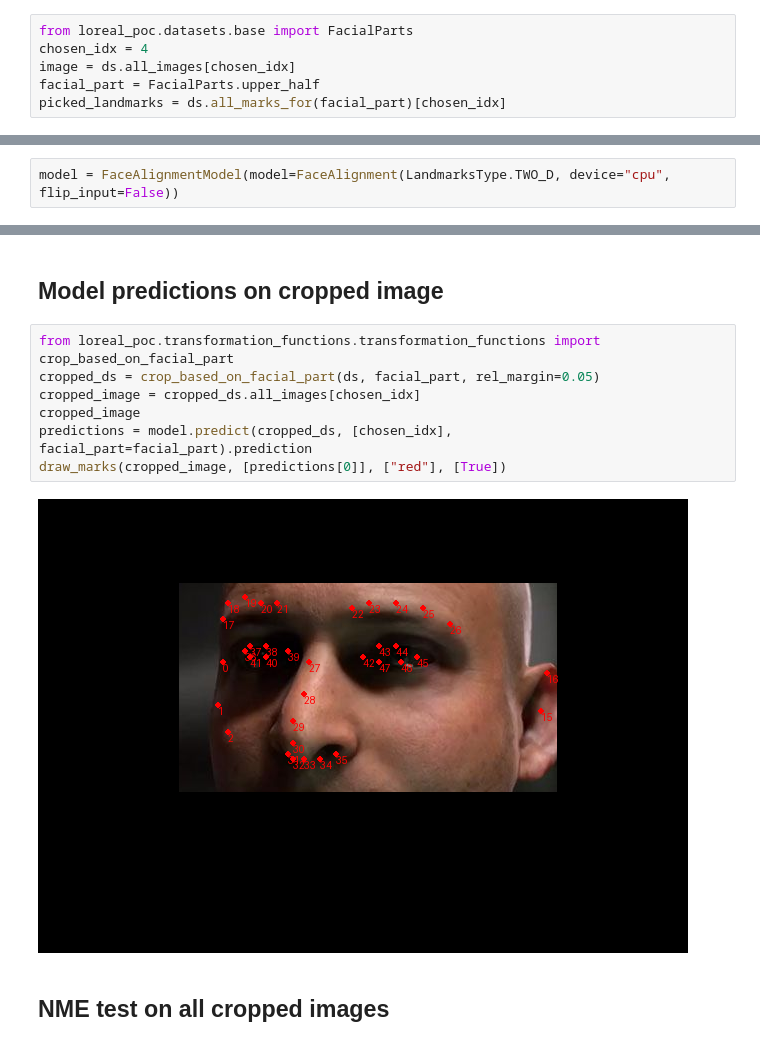
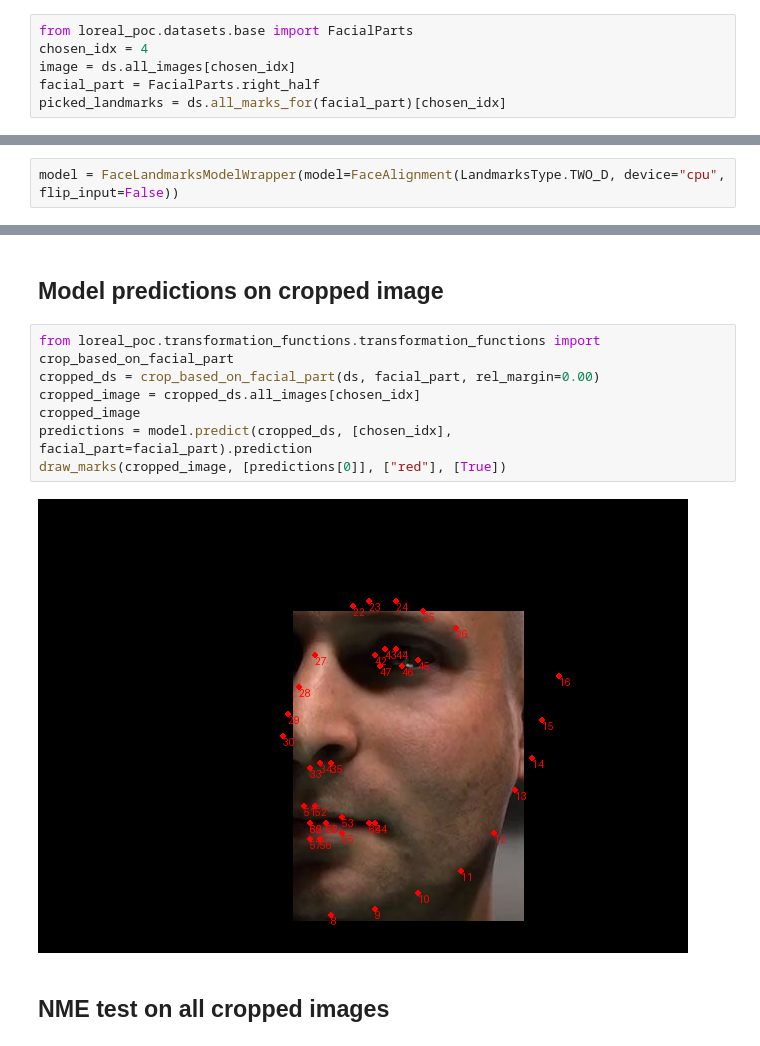
Before and after one commit to Giskard-AI/giskard-vision, a Jupyter notebook: examples/criteria1_partial_faces.ipynb, the cells around one changed output, grey strips where cells are left out. Cells and saved outputs as stored; diff of their text form.

```diff
--- a/examples/criteria1_partial_faces.ipynb
+++ b/examples/criteria1_partial_faces.ipynb
@@ -16,7 +17,7 @@ L'Oreal
 from loreal_poc.datasets.base import FacialParts
 chosen_idx = 4
 image = ds.all_images[chosen_idx]
-facial_part = FacialParts.upper_half
+facial_part = FacialParts.right_half
 picked_landmarks = ds.all_marks_for(facial_part)[chosen_idx]
 # %%
 draw_marks(image, [picked_landmarks], ["green"], [True])
@@ -25,6 +26,6 @@ draw_marks(image, [picked_landmarks], ["green"], [True])
 # %% [markdown]
 ### Model
 # %%
-model = FaceAlignmentModel(model=FaceAlignment(LandmarksType.TWO_D, device="cpu", flip_input=False))
+model = FaceLandmarksModelWrapper(model=FaceAlignment(LandmarksType.TWO_D, device="cpu", flip_input=False))
 # %% [markdown]
 ### NME test on original dataset
@@ -41,13 +42,13 @@ nme_original_ds
 ## Model predictions on cropped image
 # %%
 from loreal_poc.transformation_functions.transformation_functions import crop_based_on_facial_part
-cropped_ds = crop_based_on_facial_part(ds, facial_part, rel_margin=0.05)
+cropped_ds = crop_based_on_facial_part(ds, facial_part, rel_margin=0.00)
 cropped_image = cropped_ds.all_images[chosen_idx]
 cropped_image
 predictions = model.predict(cropped_ds, [chosen_idx], facial_part=facial_part).prediction
 draw_marks(cropped_image, [predictions[0]], ["red"], [True])
 # %% [output]
-[figure, old version]
+[figure, new version]
 # %% [markdown]
 ## NME test on all cropped images
 # %% [markdown]
```
Also changed, not shown: parts of 10 cells of this notebook, 1 other file.
